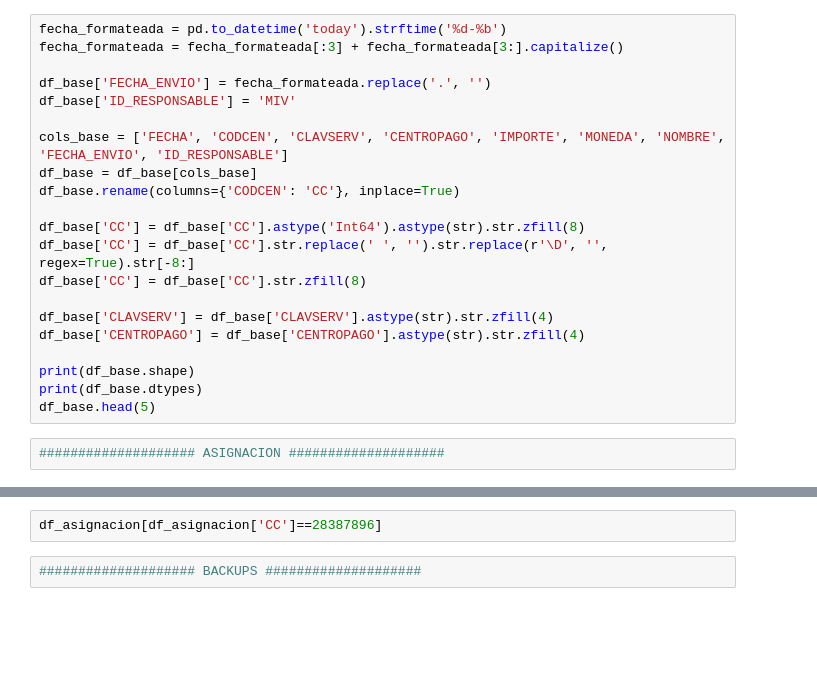
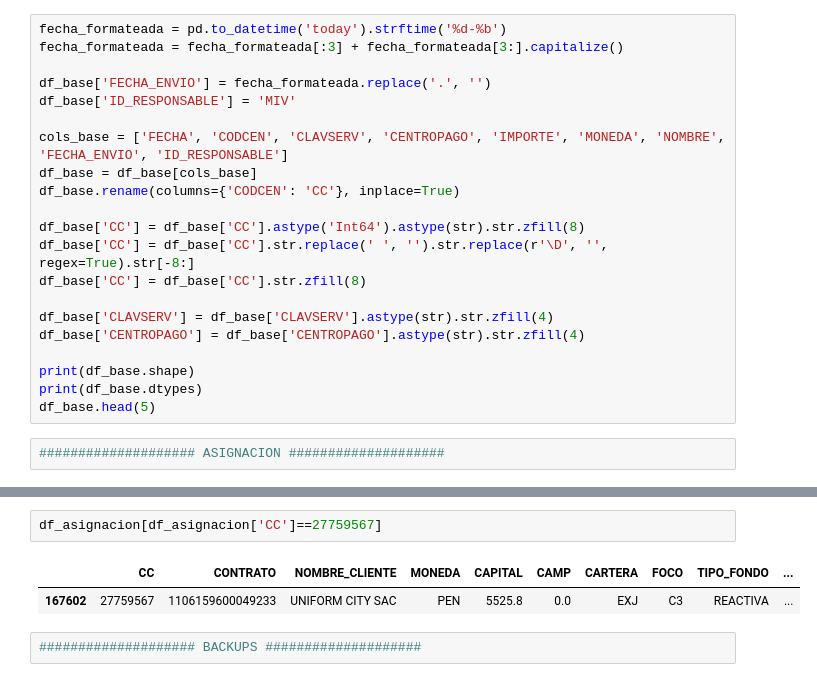
Before and after one commit to iriarteMirko/base-pagos, a Jupyter notebook: main.ipynb, the cells around one changed output, grey strips where cells are left out. Saved outputs shown, nothing was run; the diff lists cells and outputs as text; blank space fills up the shorter version.

```diff
--- a/main.ipynb
+++ b/main.ipynb
@@ -135,5 +150,8 @@ root.destroy()
 # %%
-df_asignacion[df_asignacion['CC']==28387896]
+df_asignacion[df_asignacion['CC']==27759567]
+# %% [output]
+|  | CC | CONTRATO | NOMBRE_CLIENTE | MONEDA | CAPITAL | CAMP | CARTERA | FOCO | TIPO_FONDO | ... |
+| 167602 | 27759567 | 1106159600049233 | UNIFORM CITY SAC | PEN | 5525.8 | 0.0 | EXJ | C3 | REACTIVA | ... |
 # %%
 #################### BACKUPS ####################
 # %%
```
Also changed, not shown: parts of 4 cells of this notebook, 6 other files.
